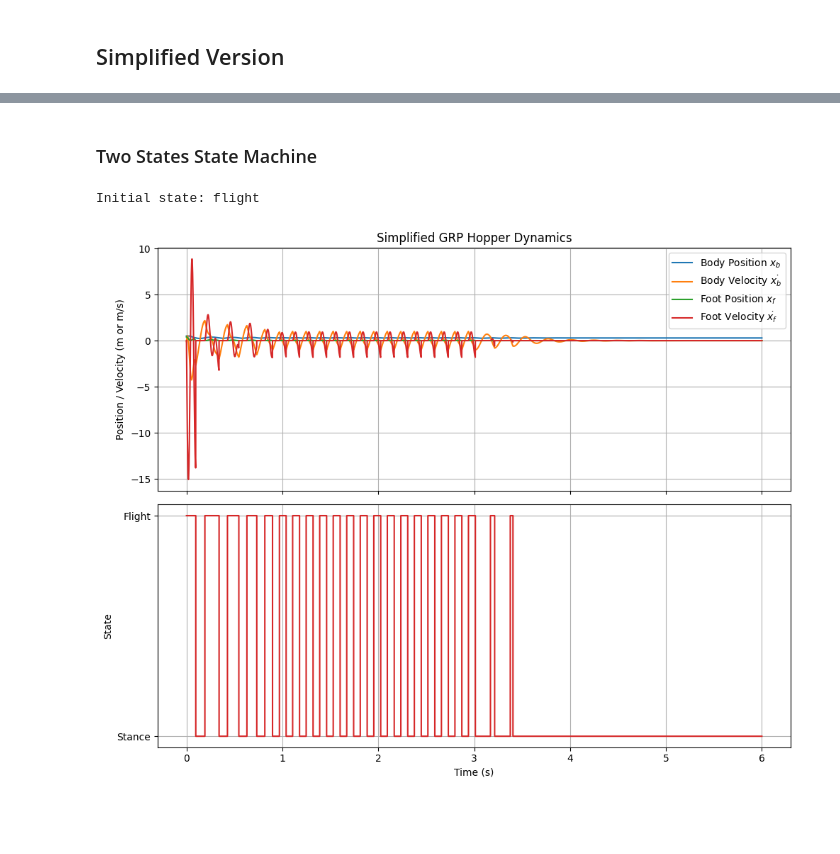
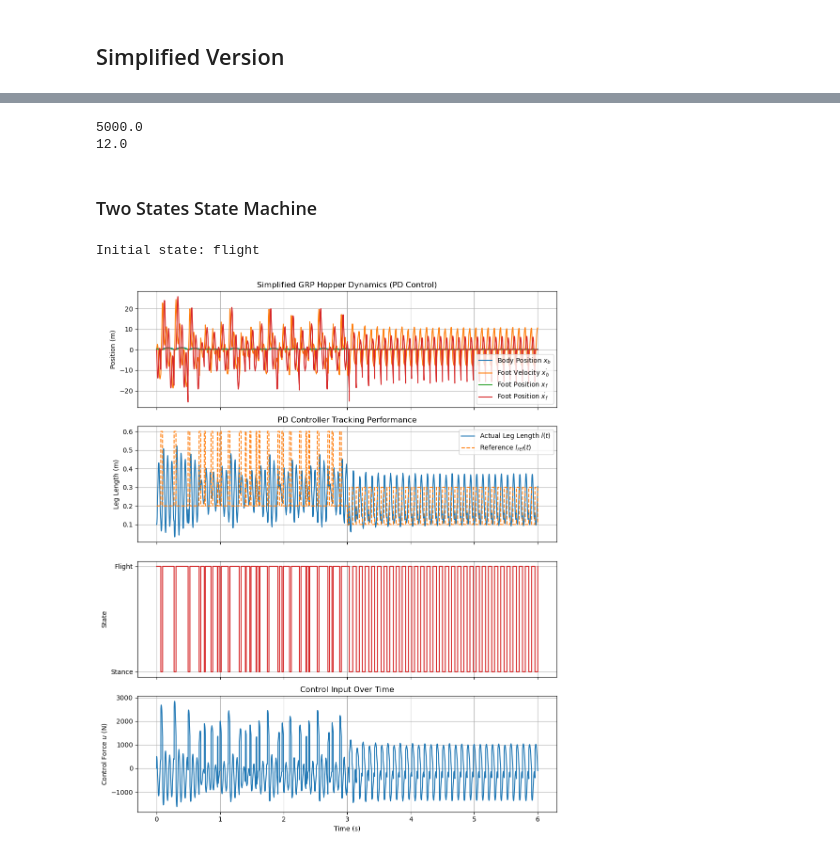
Before and after one commit to thecleverbanana/hopper_sim, a Jupyter notebook: notebooks/GRP_hopper.ipynb, the cells around one changed output, grey strips where cells are left out. Cells and saved outputs as stored; diff of their text form; code cells hidden in the pictures; blank space fills up the shorter version.

```diff
--- a/notebooks/GRP_hopper.ipynb
+++ b/notebooks/GRP_hopper.ipynb
@@ -43,6 +45,17 @@ controller = hopper.PDController(kp=kp, kd=kd)
+# %%
+print(kp)
+print(kd)
+# %% [output]
+5000.0
+12.0
 # %% [markdown]
 ### Two States State Machine
 # %%
+import numpy as np
+import matplotlib.pyplot as plt
+
+controller = hopper.PDController(kp=kp, kd=kd)
+
 # --- Simulation setup ---
 dt = 0.001
 t_max = 6.0
@@ -53,6 +66,9 @@ t = np.linspace(0, t_max, steps)
 x = np.zeros((steps, 4))
 x[0] = x0
 
+# control input history
+u_hist = np.zeros(steps)
+
 # Determine initial state (flight or stance)
 state = "flight" if x0[2] > 0 else "stance"
 print(f"Initial state: {state}")
@@ -61,16 +77,17 @@ print(f"Initial state: {state}")
 state_arr = np.zeros(steps)
 state_arr[0] = 1 if state == "flight" else 0
 
+# --- Main Simulation Loop ---
 for i in range(1, steps):
     t_curr = t[i]
 
     # Controller target leg lengths
     if t_curr < 3.0:
-        l_ref_flight = 0.1   # pull leg up more
+        l_ref_flight = 0.2   # pull leg up more
         l_ref_stance = 0.6   # medium hop
     else:
         l_ref_flight = 0.1
-        l_ref_stance = 0.3   # push stronger
+        l_ref_stance = 0.3
 
     # Select controller reference
     l_ref = l_ref_flight if state == "flight" else l_ref_stance
@@ -78,6 +95,7 @@ for i in range(1, steps):
 
     # Compute control force
     u = controller.compute(x[i-1], l_ref, ldot_ref)
+    u_hist[i] = u  # record control input
 
     # --- Dynamics update ---
     if state == "flight":
@@ -86,45 +104,73 @@ for i in range(1, steps):
 
         # touchdown condition
         if x[i-1][2] > 0 and x[i][2] <= 0 and x[i-1][3] < 0:
             x[i][2] = 0.0
             x[i][3] = 0.0
             state = "stance"
 
     elif state == "stance":
         x_dot, F_sub = hopper.stance_state(x[i-1], u, substrate)
         x[i] = x[i-1] + x_dot * dt
 
         # lift-off condition
         if F_sub <= 0 and x[i][1] > 0:
             state = "flight"
 
     # Record state (flight = 1, stance = 0)
     state_arr[i] = 1 if state == "flight" else 0
 
-# --- Plotting ---
-fig, axs = plt.subplots(2, 1, figsize=(10, 8), sharex=True)
+# ---------------------------------------------------------------------
+# Visualization
+# ---------------------------------------------------------------------
+# Compute leg length and reference over time
+l_actual = x[:, 0] - x[:, 2]
+l_ref_traj = np.zeros_like(l_actual)
 
-# Position and velocity trajectories
+for i in range(steps):
+    t_curr = t[i]
+    if t_curr < 3.0:
+        l_ref_traj[i] = 0.6 if state_arr[i] == 0 else 0.2  # stance / flight
+    else:
+        l_ref_traj[i] = 0.3 if state_arr[i] == 0 else 0.1
+
+# --- Extended visualization ---
+fig, axs = plt.subplots(4, 1, figsize=(10, 12), sharex=True)
+
+# 1️⃣ Body and foot motion
 axs[0].plot(t, x[:, 0], label='Body Position $x_b$')
-axs[0].plot(t, x[:, 1], label='Body Velocity $\dot{x_b}$')
+axs[0].plot(t, x[:, 1], label='Foot Velocity $\dot{x_b}$')
 axs[0].plot(t, x[:, 2], label='Foot Position $x_f$')
-axs[0].plot(t, x[:, 3], label='Foot Velocity $\dot{x_f}$')
-axs[0].set_ylabel('Position / Velocity (m or m/s)')
-axs[0].set_title('Simplified GRP Hopper Dynamics')
+axs[0].plot(t, x[:, 3], label='Foot Position $\dot{x_f}$')
+axs[0].set_ylabel('Position (m)')
+axs[0].set_title('Simplified GRP Hopper Dynamics (PD Control)')
 axs[0].legend()
 axs[0].grid(True)
 
-# State transitions
-axs[1].plot(t, state_arr, color='tab:red', drawstyle='steps-post')
-axs[1].set_xlabel('Time (s)')
-axs[1].set_ylabel('State')
-axs[1].set_yticks([0, 1])
-axs[1].set_yticklabels(['Stance', 'Flight'])
+# 2️⃣ Leg length tracking
+axs[1].plot(t, l_actual, label='Actual Leg Length $l(t)$', color='tab:blue')
+axs[1].plot(t, l_ref_traj, '--', label='Reference $l_{ref}(t)$', color='tab:orange')
+axs[1].set_ylabel('Leg Length (m)')
+axs[1].set_title('PD Controller Tracking Performance')
+axs[1].legend()
 axs[1].grid(True)
+
+# 3️⃣ State transitions
+axs[2].plot(t, state_arr, color='tab:red', drawstyle='steps-post')
+axs[2].set_ylabel('State')
+axs[2].set_yticks([0, 1])
+axs[2].set_yticklabels(['Stance', 'Flight'])
+axs[2].grid(True)
+
+# 4️⃣ Control input
+axs[3].plot(t, u_hist, color='tab:blue')
+axs[3].set_xlabel('Time (s)')
+axs[3].set_ylabel('Control Force $u$ (N)')
+axs[3].set_title('Control Input Over Time')
+axs[3].grid(True)
 
 plt.tight_layout()
 plt.show()
 # %% [output]
 Initial state: flight
-[figure, old version]
+[figure, new version]
 # %%
```
Also changed, not shown: parts of 8 cells of this notebook, 4 other files.
